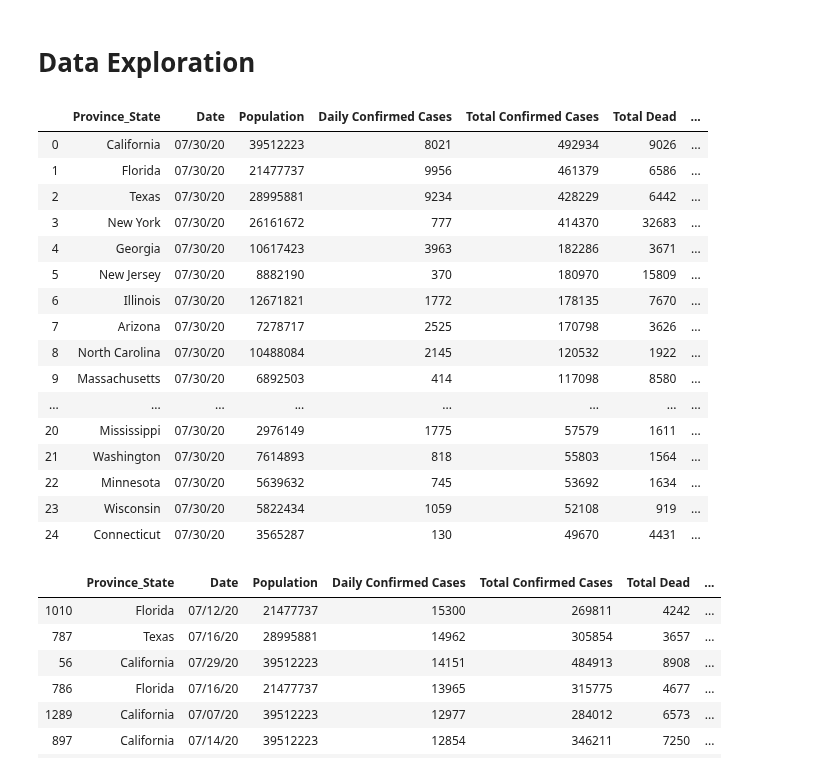
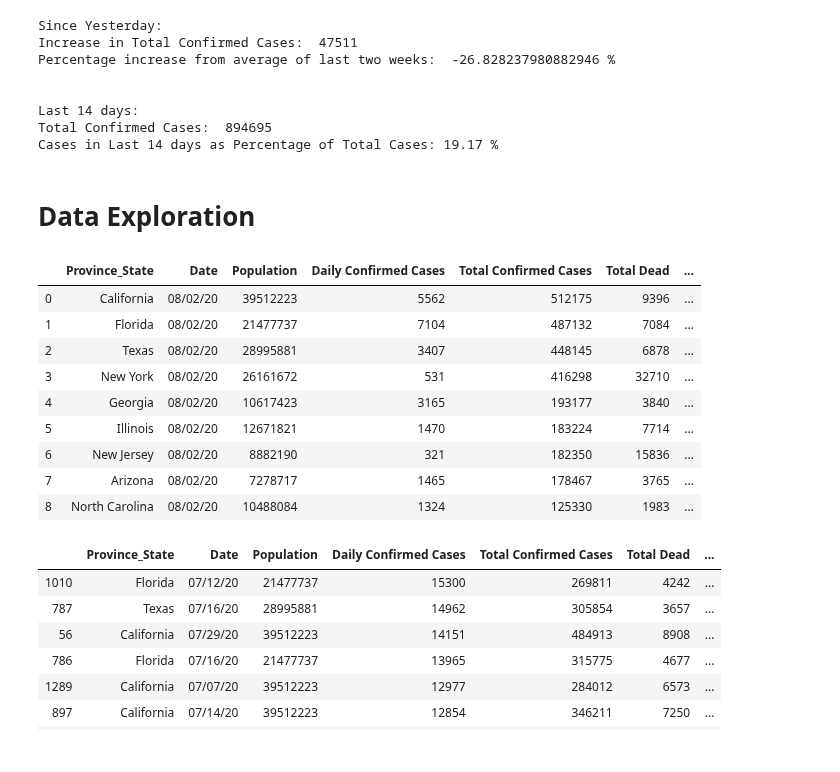
Before and after one commit to andrewcreates/DataScience-Projects, a Jupyter notebook: COVID-19/JHU CSSEGI's US Data.ipynb, the cells around one changed output. Drawn from its saved outputs; the diff is of its cells as text; code cells hidden in the pictures.

Commit message:
Added statistics for since yesterday

```diff
--- a/COVID-19/JHU CSSEGI's US Data.ipynb
+++ b/COVID-19/JHU CSSEGI's US Data.ipynb
@@ -83,3 +101,24 @@ Cases in Last 14 days as Percentage of Total Cases: 20.44 %
+# %%
+last14 = us_daily['Date'].values.tolist()[-14:]
+prev2weekavg = us_daily.loc[(us_daily['Date'].isin(us_daily['Date'].values.tolist()[-15:-1]))].groupby('Date')['Daily Confirmed Cases'].sum().mean()
+yestsum = us_daily.loc[(us_daily['Date']==us_daily['Date'].unique()[-1])]['Daily Confirmed Cases'].sum()
+
+print('Since Yesterday:')
+print('Increase in Total Confirmed Cases: ', yestsum)
+print('Percentage increase from average of last two weeks: ', ((yestsum - prev2weekavg)/prev2weekavg * 100), '%')
+print('\n')
+print('Last 14 days:')
+print('Total Confirmed Cases: ', us_daily.loc[(us_daily['Date'].isin(last14))]['Daily Confirmed Cases'].sum())
+print('Cases in Last 14 days as Percentage of Total Cases: %.2f' %((us_daily.loc[(us_daily['Date'].isin(last14))]['Daily Confirmed Cases'].sum()/(conf_total))*100),'%')
+# %% [output]
+Since Yesterday:
+Increase in Total Confirmed Cases:  47511
+Percentage increase from average of last two weeks:  -26.828237980882946 %
+
+
+Last 14 days:
+Total Confirmed Cases:  894695
+Cases in Last 14 days as Percentage of Total Cases: 19.17 %
 # %%
 us_daily.to_csv(r'X:\AC\Documents\Datasets\US_daily_pivot.csv')
 us_totals.to_csv(r'X:\AC\Documents\Datasets\US_totals_pivot.csv')
@@ -128,23 +127,16 @@ stategrp = pd.concat([stategrp, rankings], axis=1)
 # %%
-stategrp[0:25]
+stategrp[0:9]
 # %% [output]
 |  | Province_State | Date | Population | Daily Confirmed Cases | Total Confirmed Cases | Total Dead | ... |
-| 0 | California | 07/30/20 | 39512223 | 8021 | 492934 | 9026 | ... |
-| 1 | Florida | 07/30/20 | 21477737 | 9956 | 461379 | 6586 | ... |
-| 2 | Texas | 07/30/20 | 28995881 | 9234 | 428229 | 6442 | ... |
-| 3 | New York | 07/30/20 | 26161672 | 777 | 414370 | 32683 | ... |
-| 4 | Georgia | 07/30/20 | 10617423 | 3963 | 182286 | 3671 | ... |
-| 5 | New Jersey | 07/30/20 | 8882190 | 370 | 180970 | 15809 | ... |
-| 6 | Illinois | 07/30/20 | 12671821 | 1772 | 178135 | 7670 | ... |
-| 7 | Arizona | 07/30/20 | 7278717 | 2525 | 170798 | 3626 | ... |
-| 8 | North Carolina | 07/30/20 | 10488084 | 2145 | 120532 | 1922 | ... |
-| 9 | Massachusetts | 07/30/20 | 6892503 | 414 | 117098 | 8580 | ... |
-| ... | ... | ... | ... | ... | ... | ... | ... |
-| 20 | Mississippi | 07/30/20 | 2976149 | 1775 | 57579 | 1611 | ... |
-| 21 | Washington | 07/30/20 | 7614893 | 818 | 55803 | 1564 | ... |
-| 22 | Minnesota | 07/30/20 | 5639632 | 745 | 53692 | 1634 | ... |
-| 23 | Wisconsin | 07/30/20 | 5822434 | 1059 | 52108 | 919 | ... |
-| 24 | Connecticut | 07/30/20 | 3565287 | 130 | 49670 | 4431 | ... |
+| 0 | California | 08/02/20 | 39512223 | 5562 | 512175 | 9396 | ... |
+| 1 | Florida | 08/02/20 | 21477737 | 7104 | 487132 | 7084 | ... |
+| 2 | Texas | 08/02/20 | 28995881 | 3407 | 448145 | 6878 | ... |
+| 3 | New York | 08/02/20 | 26161672 | 531 | 416298 | 32710 | ... |
+| 4 | Georgia | 08/02/20 | 10617423 | 3165 | 193177 | 3840 | ... |
+| 5 | Illinois | 08/02/20 | 12671821 | 1470 | 183224 | 7714 | ... |
+| 6 | New Jersey | 08/02/20 | 8882190 | 321 | 182350 | 15836 | ... |
+| 7 | Arizona | 08/02/20 | 7278717 | 1465 | 178467 | 3765 | ... |
+| 8 | North Carolina | 08/02/20 | 10488084 | 1324 | 125330 | 1983 | ... |
 # %%
 #Top daily increases by state
 stategrp.sort_values(by='Daily Confirmed Cases', ascending = False)[0:9]
```
Also changed, not shown: parts of 5 cells of this notebook.
